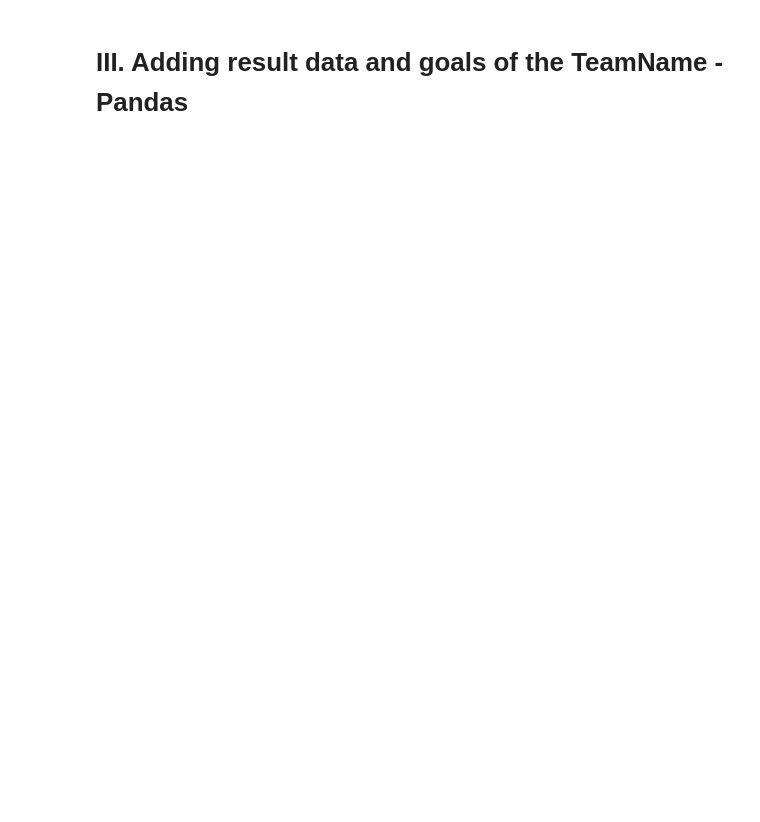
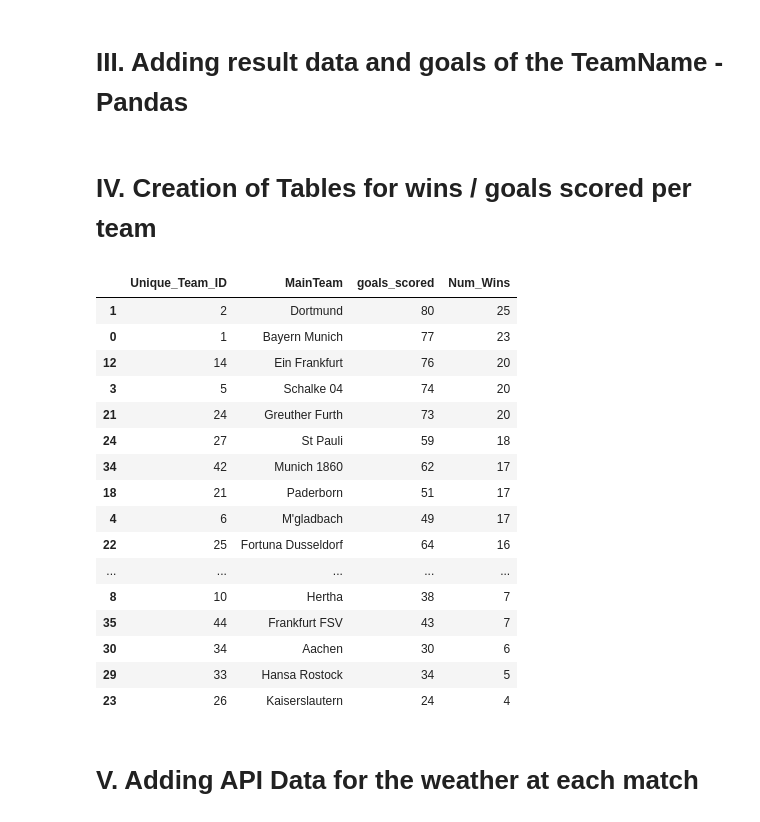
Before and after one commit to Silkways/Data-Construction, a Jupyter notebook: Project_2_Final.ipynb, the cells around one changed output. Drawn from its saved outputs; the diff is of its cells as text; code cells hidden in the pictures; blank space fills up the shorter version.

```diff
--- a/Project_2_Final.ipynb
+++ b/Project_2_Final.ipynb
@@ -78,3 +78,46 @@ pdset['goals_scored'] = np.where(pdset['MainTeam'] == pdset ['AwayTeam'], pdset[
 #Keeping only German football divisions: D1 & D2
 
 pdset = pdset[pdset.Div != 'E0']
+# %% [markdown]
+# IV. Creation of Tables for wins / goals scored per team
+# %%
+#Complete Pivot Table to have goals scored
+
+Goals_Team_2011 = pdset.pivot_table(index = ['Unique_Team_ID', 'MainTeam'], values = 'goals_scored', aggfunc = np.sum)
+Goals_Team_2011.reset_index(inplace =True)
+Goals_Team_2011.sort_values('goals_scored', ascending = False)
+
+#Complete Pivot Table for number of wins
+
+pdset['win_tag'] = np.where(pdset['Result'] == 'W', 1,0)
+
+Wins_Team_2011 = pdset.pivot_table(index = ['Unique_Team_ID','MainTeam'], values = 'win_tag', aggfunc = sum)
+Wins_Team_2011.reset_index(inplace = True)
+
+#Combine the two resulting DataFrames
+
+Goals_and_Wins_2011 = Goals_Team_2011.merge(Wins_Team_2011,how ='inner', on = 'Unique_Team_ID', suffixes = ('','_y'))
+Goals_and_Wins_2011.drop(columns='MainTeam_y', inplace = True)
+Goals_and_Wins_2011.sort_values('win_tag', ascending = False)
+
+Goals_and_Wins_2011.rename(columns ={'win_tag': 'Num_Wins'}).sort_values('Num_Wins', ascending = False)
+# %% [output]
+|  | Unique_Team_ID | MainTeam | goals_scored | Num_Wins |
+| 1 | 2 | Dortmund | 80 | 25 |
+| 0 | 1 | Bayern Munich | 77 | 23 |
+| 12 | 14 | Ein Frankfurt | 76 | 20 |
+| 3 | 5 | Schalke 04 | 74 | 20 |
+| 21 | 24 | Greuther Furth | 73 | 20 |
+| 24 | 27 | St Pauli | 59 | 18 |
+| 34 | 42 | Munich 1860 | 62 | 17 |
+| 18 | 21 | Paderborn | 51 | 17 |
+| 4 | 6 | M'gladbach | 49 | 17 |
+| 22 | 25 | Fortuna Dusseldorf | 64 | 16 |
+| ... | ... | ... | ... | ... |
+| 8 | 10 | Hertha | 38 | 7 |
+| 35 | 44 | Frankfurt FSV | 43 | 7 |
+| 30 | 34 | Aachen | 30 | 6 |
+| 29 | 33 | Hansa Rostock | 34 | 5 |
+| 23 | 26 | Kaiserslautern | 24 | 4 |
+# %% [markdown]
+# V. Adding API Data for the weather at each match
```
Also changed, not shown: parts of 9 cells of this notebook, 1 other file.
